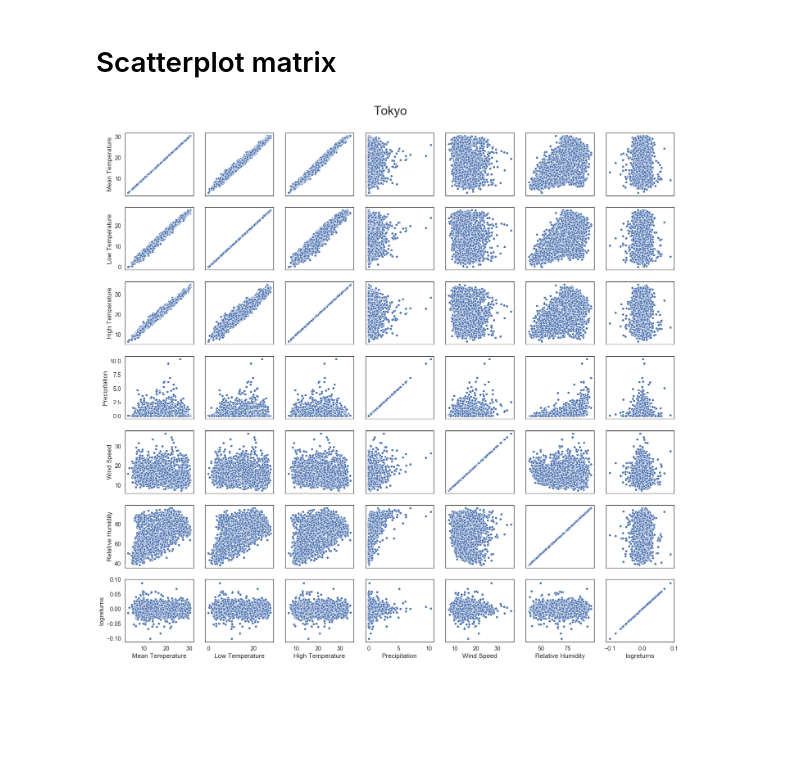
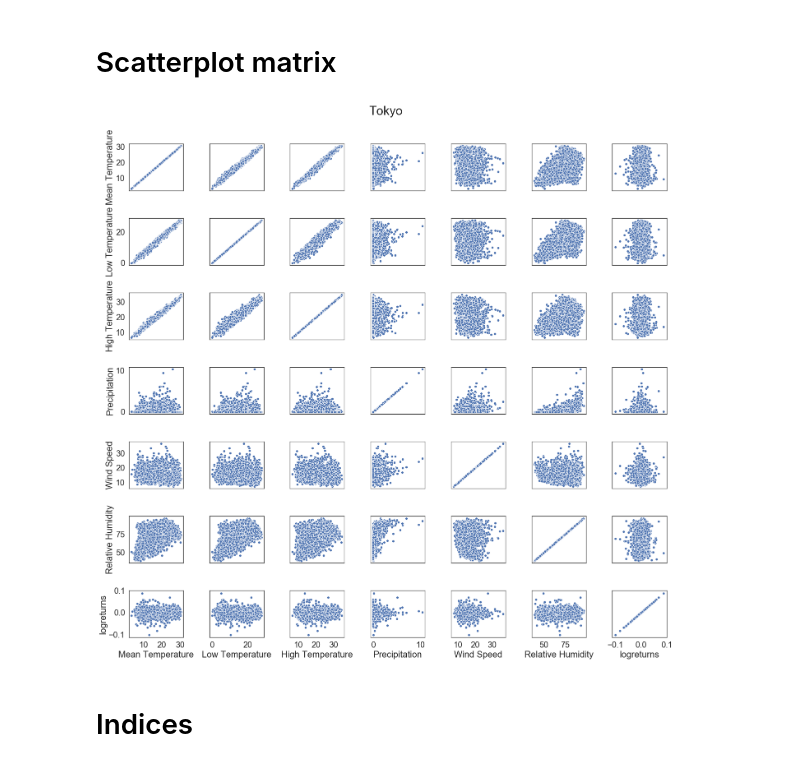
Before and after one commit to Sommer1872/smart_weather_analytics, a Jupyter notebook: visualization.ipynb, the cells around one changed output. Saved outputs shown, nothing was run; the diff lists cells and outputs as text; code cells hidden in the pictures; blank space fills up the shorter version.

Commit message:
added new visualizations

```diff
--- a/visualization.ipynb
+++ b/visualization.ipynb
@@ -36,7 +36,7 @@ for city in cities:
     city.columns = [col.replace(" Actual", "") for col in city.columns]
 # %%
 # Boxplot
-sns.set(font_scale=1.5)
+sns.set(font_scale=2., style="whitegrid")
 
 per_month = []
 for i in range(1,13):
@@ -55,5 +55,5 @@ ax.set_xticklabels(months)
 ax.set_ylabel("$^{\circ}$Celcius");
 
 # did this already
-#fig.savefig('./plots/monthly_temperatures_zurich.png')
+fig.savefig('./plots/monthly_temperatures_zurich.png')
 # %% [output]
@@ -177,30 +177,32 @@ for i, ax in enumerate(axes.flatten()):
 # %% [markdown]
 # Scatterplot matrix
 # %%
-sns.set(font_scale=1.3)
+sns.set(font_scale=1.8)
 sns.set_style("white")
 
 data = tokyo.select_dtypes(include=[np.number]).drop(columns='Price Close')
 
 fig, axes = plt.subplots(nrows=len(data.columns), ncols=len(data.columns),
                          sharex=False, sharey=False,
                          figsize=(20,20)
                         )
 
 for i, ax in enumerate(axes.flatten()):
     xax=i%len(data.columns)
     yax=i//len(data.columns)
     sns.scatterplot(x=data.columns[xax], y=data.columns[yax], data=data, ax=ax)
     if xax != 0:
         ax.set_ylabel("")
         ax.set_yticklabels("")
     if yax != len(data.columns)-1:
         ax.set_xlabel("")
         ax.set_xticklabels("")
 
 
 fig.tight_layout(rect=[0, 0.03, 1, 0.95])
 fig.suptitle("Tokyo", fontsize=30)
 plt.savefig("./plots/scatterplots_tokyo.png")
 # %% [output]
-[figure, old version]
+[figure, new version]
+# %% [markdown]
+# Indices
```
Also changed, not shown: parts of 9 cells of this notebook.
